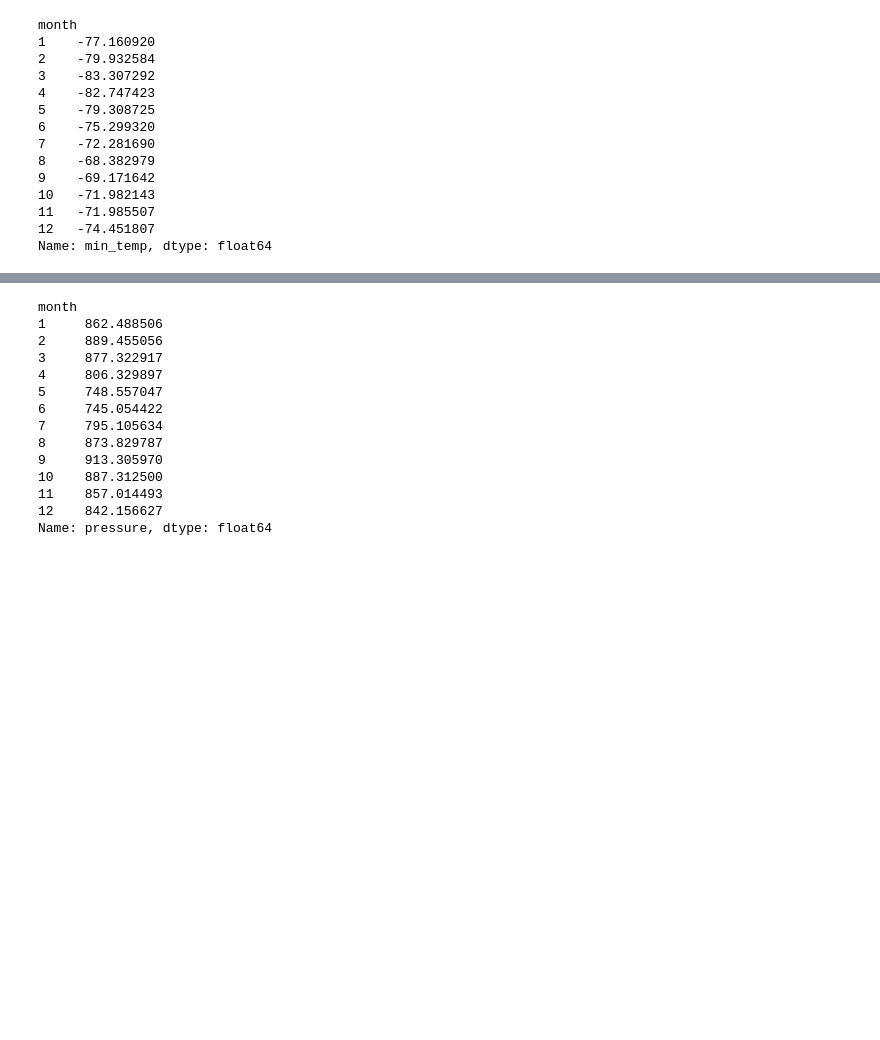
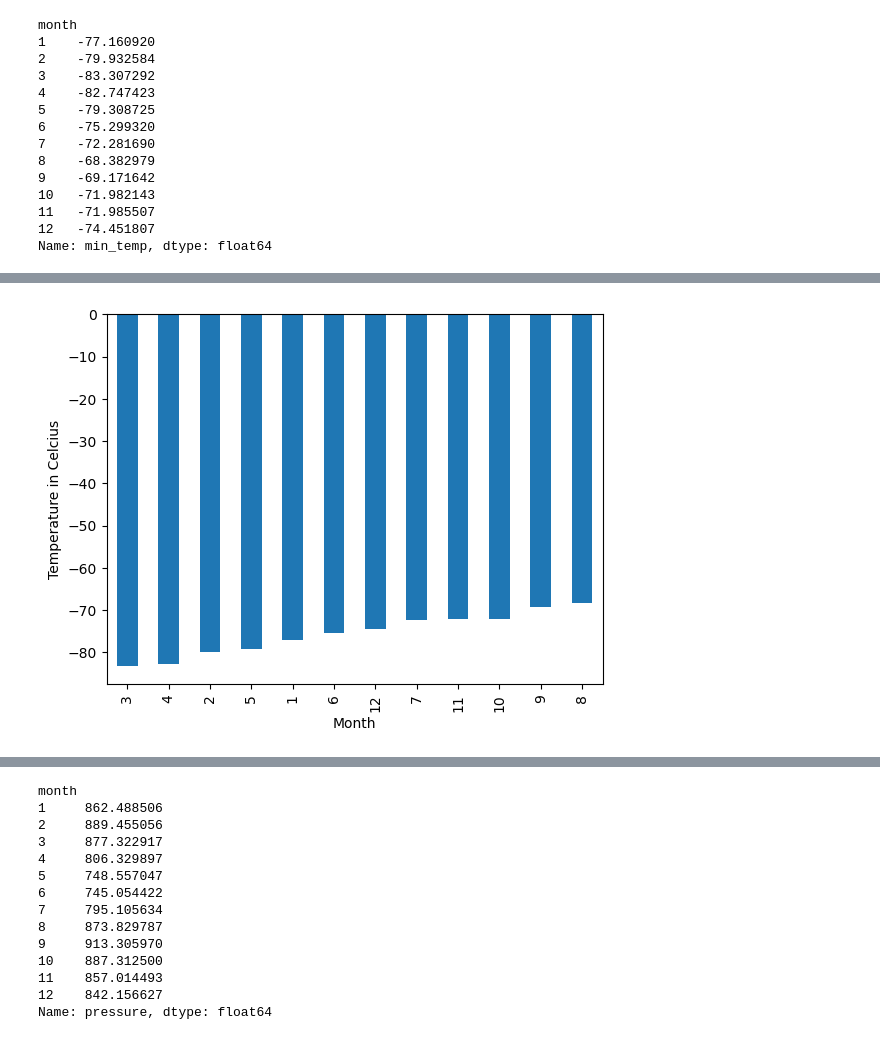
Before and after one commit to msryannhawkins/HTML-Challenge-Mod11, a Jupyter notebook: part_2_mars_weather.ipynb, the cells around one changed output, grey strips where cells are left out. Drawn from its saved outputs; the diff is of its cells as text; code cells hidden in the pictures; blank space fills up the shorter version.

```diff
--- a/part_2_mars_weather.ipynb
+++ b/part_2_mars_weather.ipynb
@@ -215,6 +211,8 @@ Name: month, dtype: int64
 1867
 # %%
 # 3. What is the average low temperature by month?
+avg_low = Mars_convert.groupby(["month"])["min_temp"].mean()
+avg_low
 # %% [output]
 month
 1    -77.160920
@@ -237,2 +241,12 @@ Name: min_temp, dtype: float64
+# %%
+# Plot the average temperature by month
+# Identify the coldest and hottest months in Curiosity's location
+temp_bar = avg_low.sort_values(ascending=True).plot(kind='bar')
+temp_bar.set_xlabel("Month")
+temp_bar.set_ylabel("Temperature in Celcius")
+plt.savefig('Avg_Monthly_Temp.png')
+plt.show()
+# %% [output]
+[figure, added]
 # %%
 # Identify the coldest and hottest months in Curiosity's location
```
Also changed, not shown: parts of 13 cells of this notebook, 4 other files.
